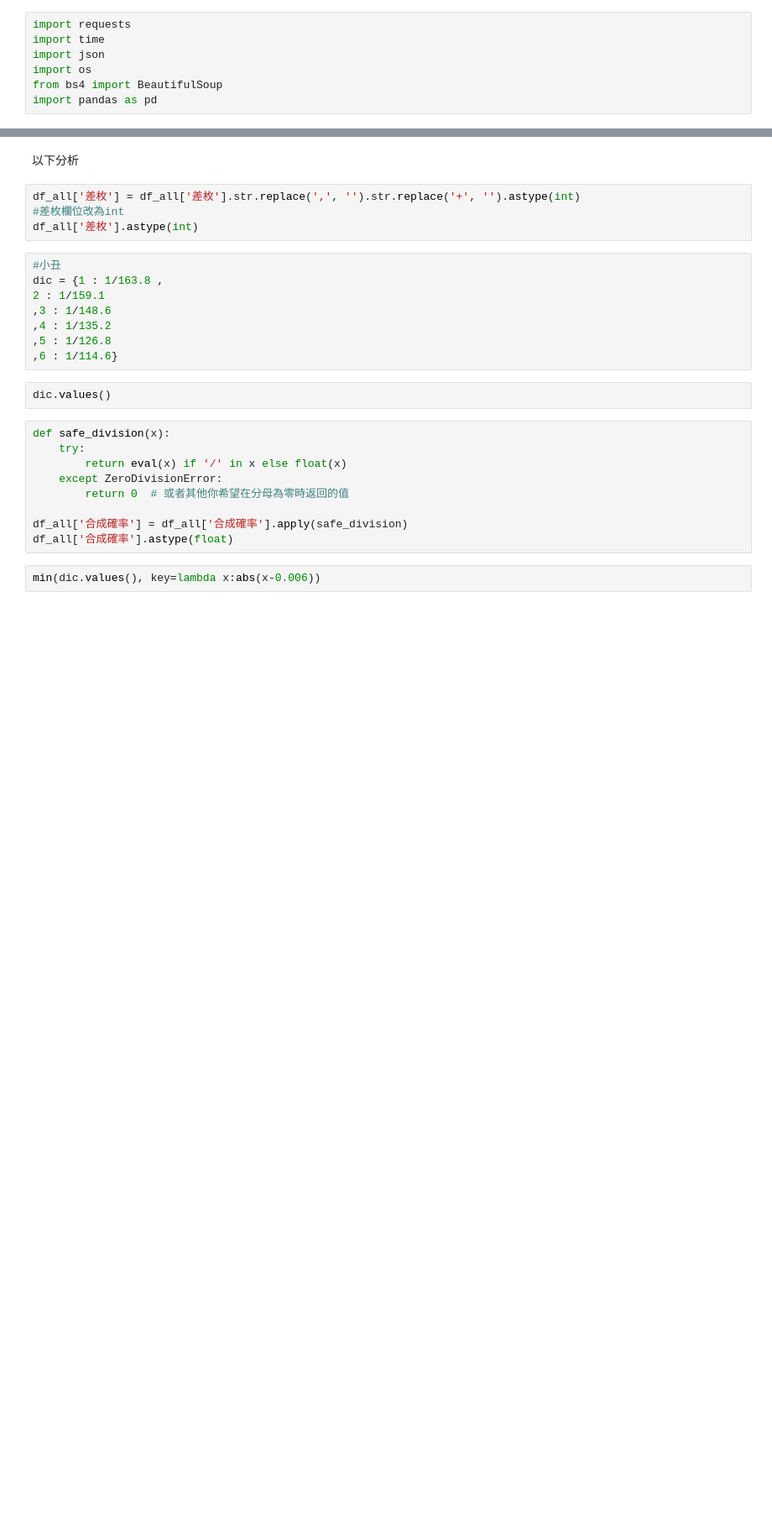
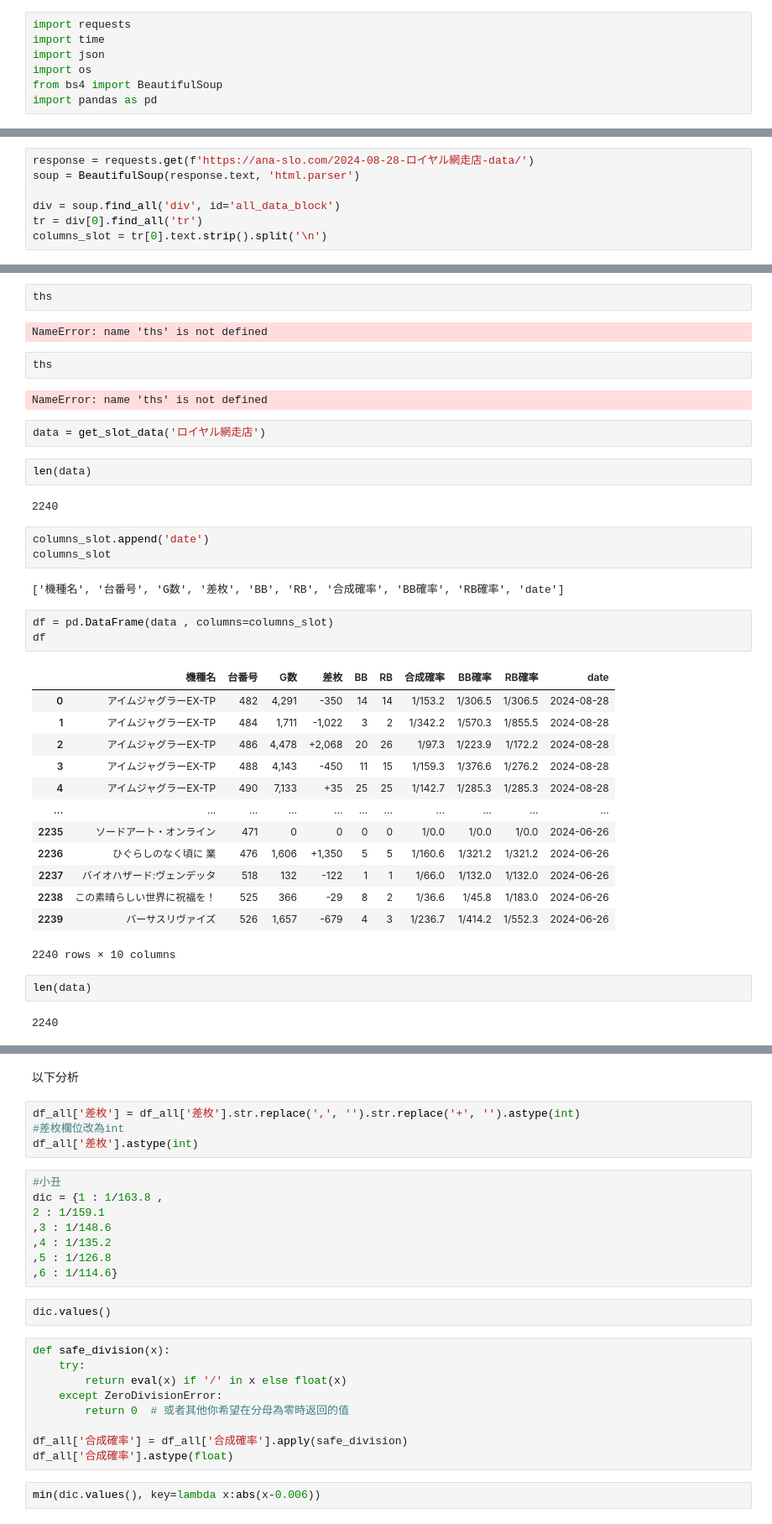
Before and after one commit to hohoishi/Tibame, a Jupyter notebook: ana_slo_f/crawler_new.ipynb, the cells around one changed output, grey strips where cells are left out. Shown: that part at 84% size. Saved outputs shown, nothing was run; the diff lists cells and outputs as text; blank space fills up the shorter version.

```diff
--- a/ana_slo_f/crawler_new.ipynb
+++ b/ana_slo_f/crawler_new.ipynb
@@ -20,0 +124,7 @@ def get_date_data(country, brand , storename):
+# %%
+response = requests.get(f'https://ana-slo.com/2024-08-28-ロイヤル網走店-data/')
+soup = BeautifulSoup(response.text, 'html.parser')
+
+div = soup.find_all('div', id='all_data_block')
+tr = div[0].find_all('tr')
+columns_slot = tr[0].text.strip().split('\n')
@@ -20,0 +178,40 @@ def get_date_data(country, brand , storename):
+# %%
+ths
+# %% [output]
+NameError: name 'ths' is not defined
+# %%
+ths
+# %% [output]
+NameError: name 'ths' is not defined
+# %%
+data = get_slot_data('ロイヤル網走店')
+# %%
+len(data)
+# %% [output]
+2240
+# %%
+columns_slot.append('date')
+columns_slot
+# %% [output]
+['機種名', '台番号', 'G数', '差枚', 'BB', 'RB', '合成確率', 'BB確率', 'RB確率', 'date']
+# %%
+df = pd.DataFrame(data , columns=columns_slot)
+df
+# %% [output]
+|  | 機種名 | 台番号 | G数 | 差枚 | BB | RB | 合成確率 | BB確率 | RB確率 | date |
+| 0 | アイムジャグラーEX-TP | 482 | 4,291 | -350 | 14 | 14 | 1/153.2 | 1/306.5 | 1/306.5 | 2024-08-28 |
+| 1 | アイムジャグラーEX-TP | 484 | 1,711 | -1,022 | 3 | 2 | 1/342.2 | 1/570.3 | 1/855.5 | 2024-08-28 |
+| 2 | アイムジャグラーEX-TP | 486 | 4,478 | +2,068 | 20 | 26 | 1/97.3 | 1/223.9 | 1/172.2 | 2024-08-28 |
+| 3 | アイムジャグラーEX-TP | 488 | 4,143 | -450 | 11 | 15 | 1/159.3 | 1/376.6 | 1/276.2 | 2024-08-28 |
+| 4 | アイムジャグラーEX-TP | 490 | 7,133 | +35 | 25 | 25 | 1/142.7 | 1/285.3 | 1/285.3 | 2024-08-28 |
+| ... | ... | ... | ... | ... | ... | ... | ... | ... | ... | ... |
+| 2235 | ソードアート・オンライン | 471 | 0 | 0 | 0 | 0 | 1/0.0 | 1/0.0 | 1/0.0 | 2024-06-26 |
+| 2236 | ひぐらしのなく頃に 業 | 476 | 1,606 | +1,350 | 5 | 5 | 1/160.6 | 1/321.2 | 1/321.2 | 2024-06-26 |
+| 2237 | バイオハザード:ヴェンデッタ | 518 | 132 | -122 | 1 | 1 | 1/66.0 | 1/132.0 | 1/132.0 | 2024-06-26 |
+| 2238 | この素晴らしい世界に祝福を！ | 525 | 366 | -29 | 8 | 2 | 1/36.6 | 1/45.8 | 1/183.0 | 2024-06-26 |
+| 2239 | バーサスリヴァイズ | 526 | 1,657 | -679 | 4 | 3 | 1/236.7 | 1/414.2 | 1/552.3 | 2024-06-26 |
+2240 rows × 10 columns
+# %%
+len(data)
+# %% [output]
+2240
```
Also changed, not shown: parts of 23 cells of this notebook, 5 other files.
